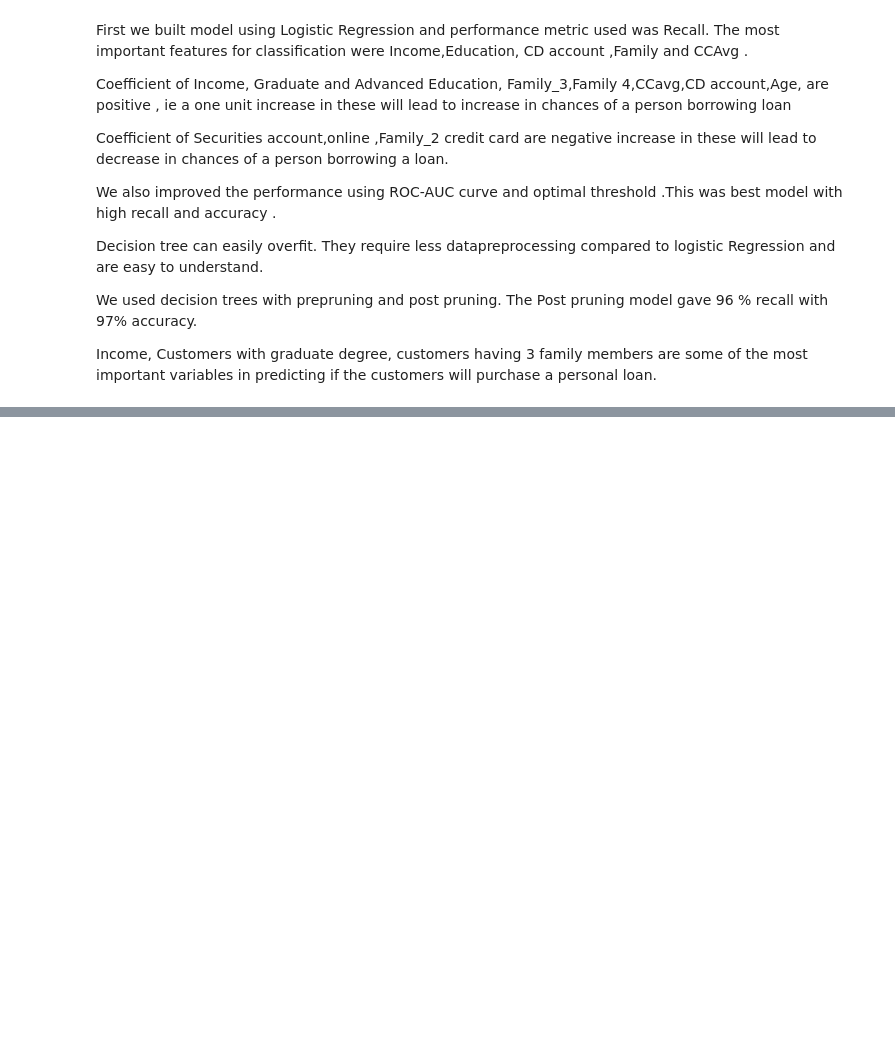
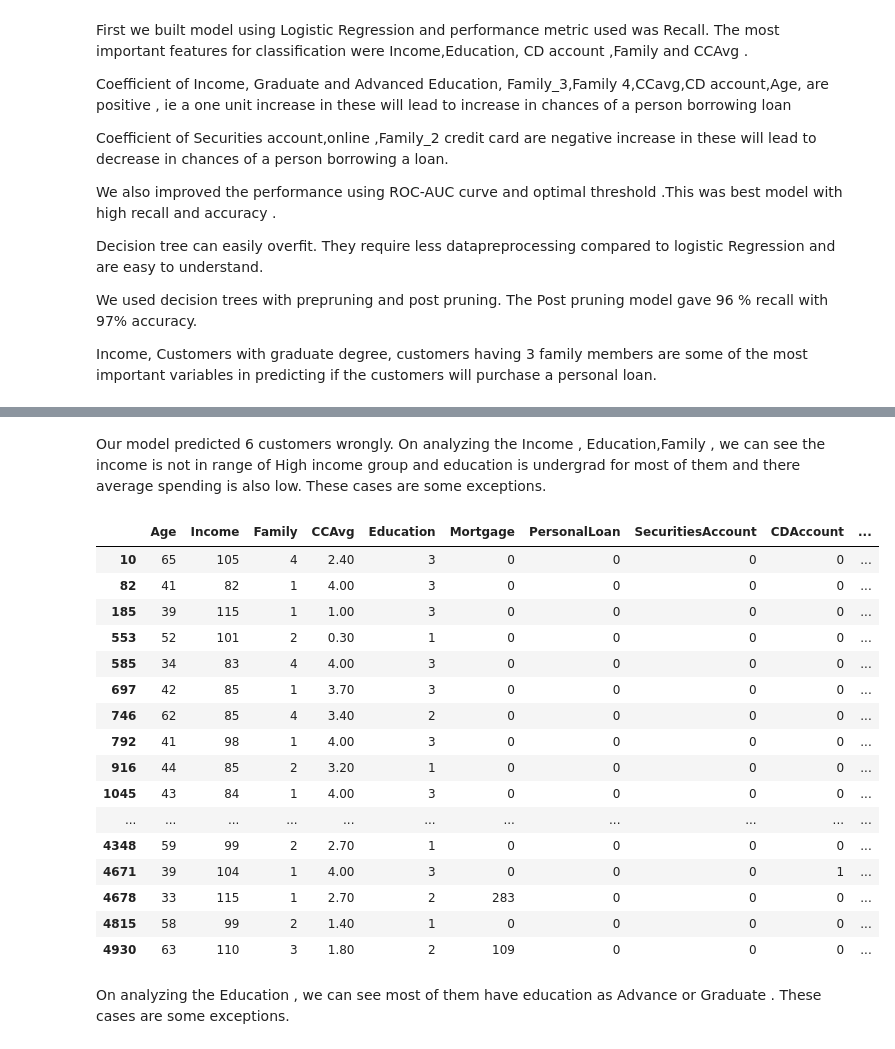
Before and after one commit to suprajarapuru/Predictive-Analytics, a Jupyter notebook: Term Project/RapuruSupraja_PropensityModel_MS4.ipynb, the cells around one changed output, grey strips where cells are left out. Cells and saved outputs as stored; diff of their text form; code cells hidden in the pictures; blank space fills up the shorter version.

```diff
--- a/Term Project/RapuruSupraja_PropensityModel_MS4.ipynb
+++ b/Term Project/RapuruSupraja_PropensityModel_MS4.ipynb
@@ -1639,0 +1656,28 @@ Income, Customers with graduate degree, customers having 3 family members are so
+# %% [markdown]
+Our model predicted 6 customers wrongly. On analyzing the Income , Education,Family , we can see the income is not in range of High income group and education is undergrad for most of them and there average spending is also low. These cases are some exceptions.
+# %%
+# Rows that were classified as postive when they were actually negative
+fp_rows = misclass_df[(misclass_df['Actual'] == 0) & (misclass_df['Predicted'] == 1)]
+fp_rows
+False_Positive= loan_df[loan_df.index.isin(fp_rows.index.values)].copy()
+False_Positive
+# %% [output]
+|  | Age | Income | Family | CCAvg | Education | Mortgage | PersonalLoan | SecuritiesAccount | CDAccount | ... |
+| 10 | 65 | 105 | 4 | 2.40 | 3 | 0 | 0 | 0 | 0 | ... |
+| 82 | 41 | 82 | 1 | 4.00 | 3 | 0 | 0 | 0 | 0 | ... |
+| 185 | 39 | 115 | 1 | 1.00 | 3 | 0 | 0 | 0 | 0 | ... |
+| 553 | 52 | 101 | 2 | 0.30 | 1 | 0 | 0 | 0 | 0 | ... |
+| 585 | 34 | 83 | 4 | 4.00 | 3 | 0 | 0 | 0 | 0 | ... |
+| 697 | 42 | 85 | 1 | 3.70 | 3 | 0 | 0 | 0 | 0 | ... |
+| 746 | 62 | 85 | 4 | 3.40 | 2 | 0 | 0 | 0 | 0 | ... |
+| 792 | 41 | 98 | 1 | 4.00 | 3 | 0 | 0 | 0 | 0 | ... |
+| 916 | 44 | 85 | 2 | 3.20 | 1 | 0 | 0 | 0 | 0 | ... |
+| 1045 | 43 | 84 | 1 | 4.00 | 3 | 0 | 0 | 0 | 0 | ... |
+| ... | ... | ... | ... | ... | ... | ... | ... | ... | ... | ... |
+| 4348 | 59 | 99 | 2 | 2.70 | 1 | 0 | 0 | 0 | 0 | ... |
+| 4671 | 39 | 104 | 1 | 4.00 | 3 | 0 | 0 | 0 | 1 | ... |
+| 4678 | 33 | 115 | 1 | 2.70 | 2 | 283 | 0 | 0 | 0 | ... |
+| 4815 | 58 | 99 | 2 | 1.40 | 1 | 0 | 0 | 0 | 0 | ... |
+| 4930 | 63 | 110 | 3 | 1.80 | 2 | 109 | 0 | 0 | 0 | ... |
+# %% [markdown]
+On analyzing the Education , we can see most of them have education as Advance or Graduate . These cases are some exceptions.
```
Also changed, not shown: parts of 27 cells of this notebook.
